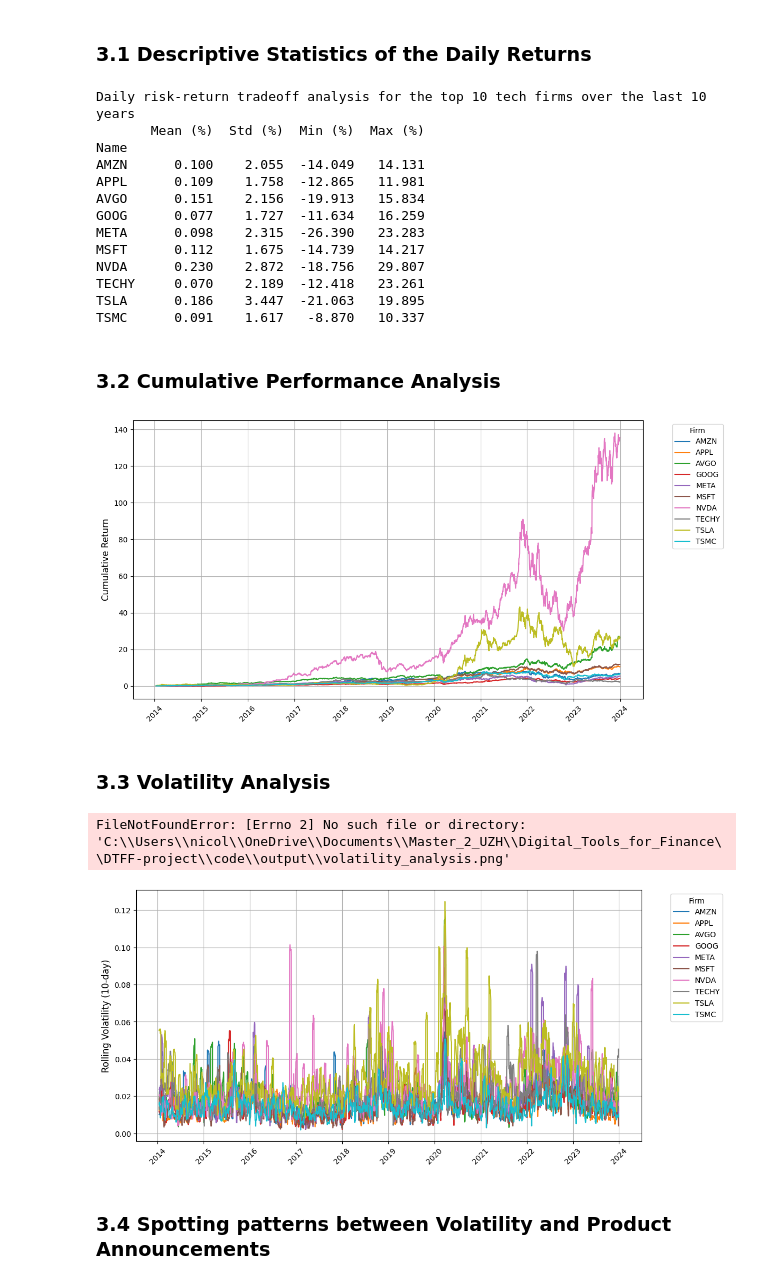
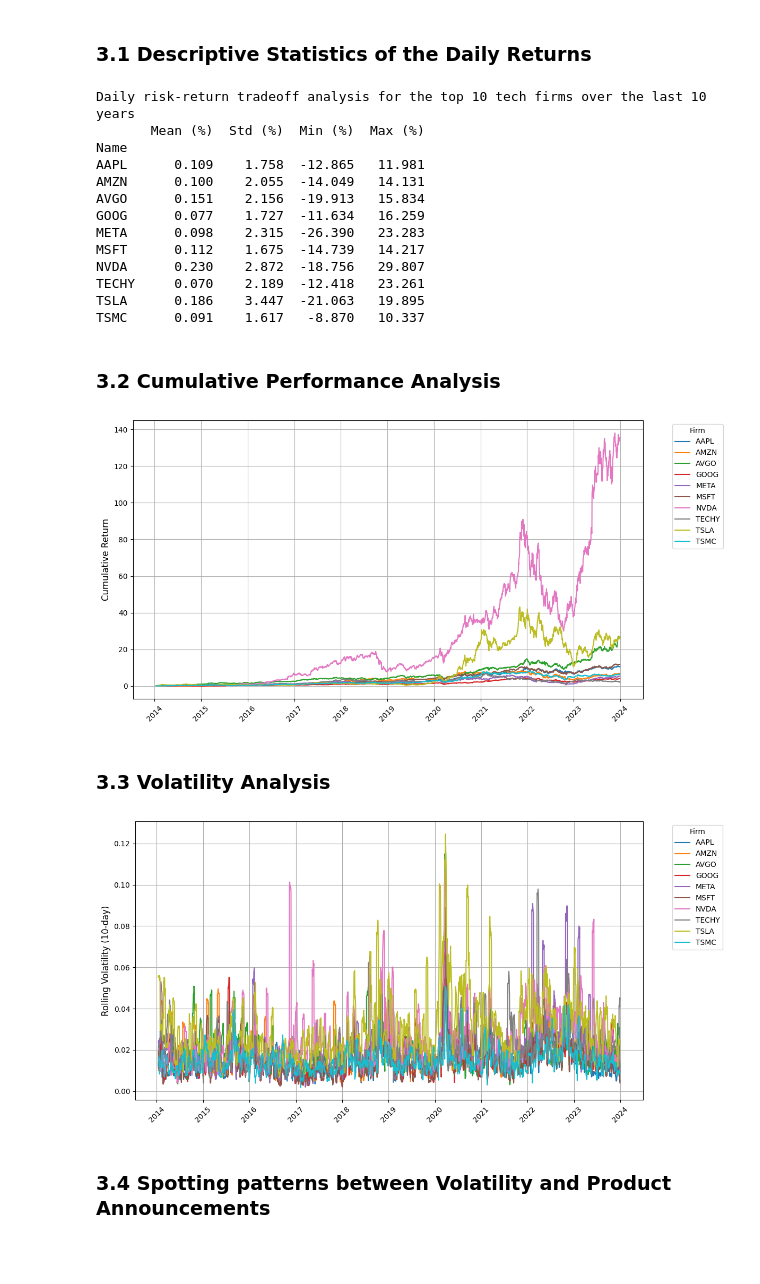
Before and after one commit to Nicodu21/DTFF-project, a Jupyter notebook: code/notebook/DTFF_project.ipynb, the cells around one changed output. Cells and saved outputs as stored; diff of their text form; code cells hidden in the pictures; blank space fills up the shorter version.

```diff
--- a/code/notebook/DTFF_project.ipynb
+++ b/code/notebook/DTFF_project.ipynb
@@ -30,7 +30,7 @@ Current Directory: c:\Users\Admin\Desktop\DTFF-project\code\notebook
 # %%
 # Load the product annoucement dates from Excel sheet -> don't forget to check current directory or provide full path if necessary
 
-df = pd.read_excel('C:/Users/Admin/Desktop/DTFF-project/Data/announcements.xlsx')
+df = pd.read_excel('../../Data/announcements.xlsx')
 df.head()
 # %% [output]
 |  | Company | Date | Announcement |
@@ -59,7 +59,7 @@ df.columns = ['Name', 'Date', 'Announcement']
 # %%
 # Load the stock prices
 
-df_1 = pd.read_excel('C:/Users/Admin/Desktop/DTFF-project/Data/Stock_Prices.xlsx')
+df_1 = pd.read_excel('../../Data/Stock_Prices.xlsx')
 df_1.head()
 # %% [output]
 |  | Name | 2013-12-31 00:00:00 | 2014-01-01 00:00:00 | 2014-01-02 00:00:00 | 2014-01-03 00:00:00 | ... |
@@ -255,8 +255,8 @@ print(descriptive_stats)
 Daily risk-return tradeoff analysis for the top 10 tech firms over the last 10 years
        Mean (%)  Std (%)  Min (%)  Max (%)
 Name
+AAPL      0.109    1.758  -12.865   11.981
 AMZN      0.100    2.055  -14.049   14.131
-APPL      0.109    1.758  -12.865   11.981
 AVGO      0.151    2.156  -19.913   15.834
 GOOG      0.077    1.727  -11.634   16.259
 META      0.098    2.315  -26.390   23.283
@@ -285,46 +285,38 @@ plt.legend(title='Firm', bbox_to_anchor=(1.05, 1), loc='upper left')  # Position
 plt.xticks(rotation=45)  # Rotate date labels for better readability
 plt.grid(True)
 
-# Save the plot as a .png file
-output_file = 'C:/Users/Admin/Desktop/DTFF-project/code/output/cum_perf_analysis.png'
-plt.savefig(output_file, format='png', bbox_inches='tight')
 
 # Show the plot
 plt.tight_layout()
 plt.show()
 # %% [output]
-[figure, old version]
+[figure, new version]
 # %% [markdown]
 ### 3.3 Volatility Analysis
 # %%
 # Plot the rolling volatility for each firm
 plt.figure(figsize=(12, 6))
 
 
 # Loop through each unique firm and plot the rolling volatility
 for firm in df['Name'].unique():
     firm_data = df[df['Name'] == firm]
     plt.plot(firm_data['Date'], firm_data['Rolling_Volatility'], label=firm)
 
 
 # Customize the plot
 plt.xlabel('')
 plt.ylabel('Rolling Volatility (10-day)', fontsize=12)
 plt.legend(title='Firm', bbox_to_anchor=(1.05, 1), loc='upper left')  # Position the legend outside
 plt.xticks(rotation=45)  # Rotate date labels for better readability
 plt.grid(True)
 
-# Save the plot as a .png file
-output_file = 'C:/Users/Admin/Desktop/DTFF-project/code/output/volatility_analysis.png'
-plt.savefig(output_file, format='png', bbox_inches='tight')
-
 
 # Show the plot
 plt.tight_layout()
 plt.show()
 # %% [output]
-FileNotFoundError: [Errno 2] No such file or directory: 'C:\\Users\\nicol\\OneDrive\\Documents\\Master_2_UZH\\Digital_Tools_for_Finance\\DTFF-project\\code\\output\\volatility_analysis.png'
-[figure, old version]
+[figure, new version]
 # %% [markdown]
 ### 3.4 Spotting patterns between Volatility and Product Announcements
 # %% [markdown]
```
Also changed, not shown: parts of 14 cells of this notebook, 7 other files.
